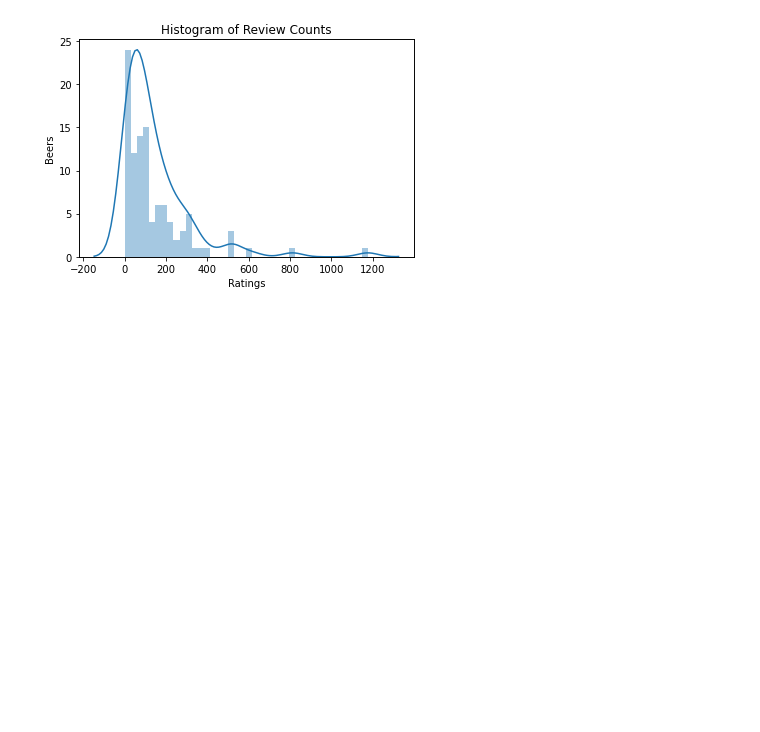
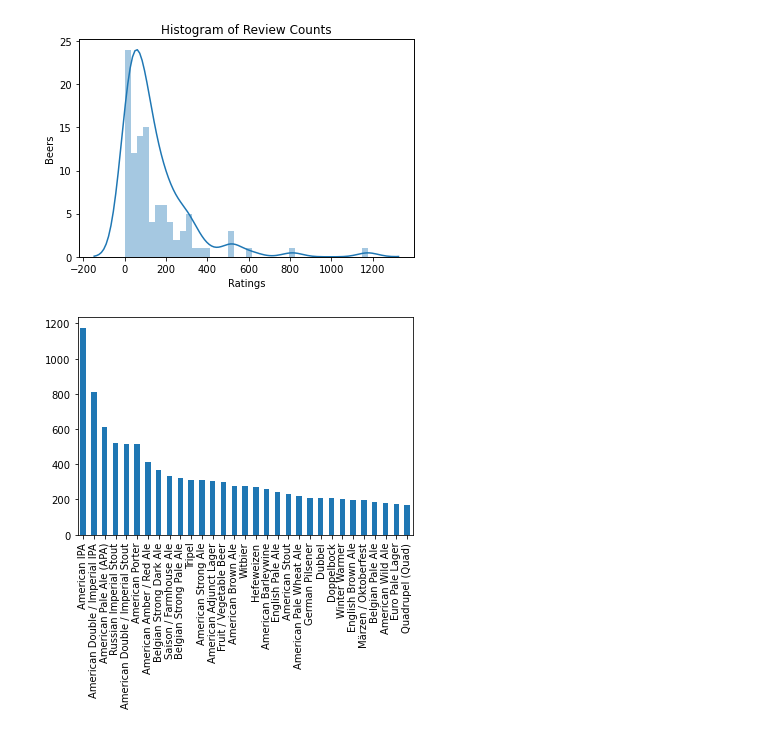
Before and after one commit to Etanangc8/capstone_project, a Jupyter notebook: codes/data_cleaning_EDA.ipynb, the cells around one changed output. Drawn from its saved outputs; the diff is of its cells as text; code cells hidden in the pictures; blank space fills up the shorter version.

```diff
--- a/codes/data_cleaning_EDA.ipynb
+++ b/codes/data_cleaning_EDA.ipynb
@@ -260,3 +260,10 @@ ax.set_title("Histogram of Review Counts")
 # %% [output]
 Text(0.5, 1.0, 'Histogram of Review Counts')
 [figure]
+# %%
+index = beer = data['beer_style']
+
+df = pd.DataFrame(data, index=index)
+ax = pd.Series(beer).value_counts()[:31].plot(kind="bar")
+# %% [output]
+[figure, added]
```
Also changed, not shown: parts of 3 cells of this notebook, 16 other files.
